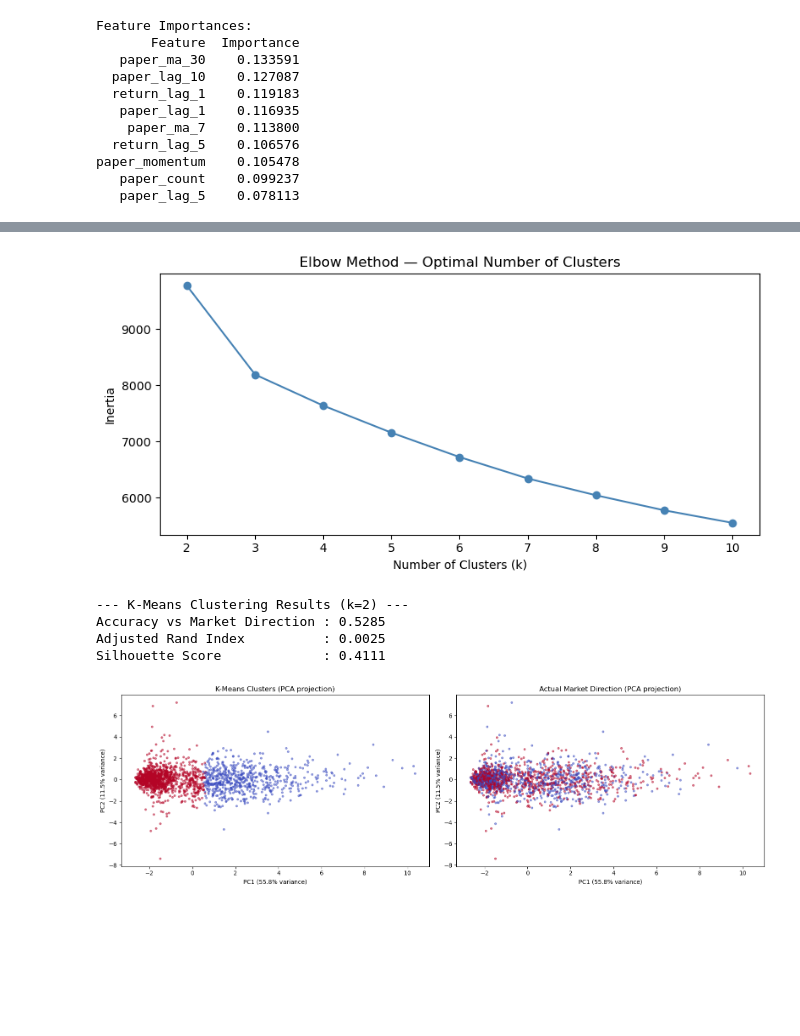
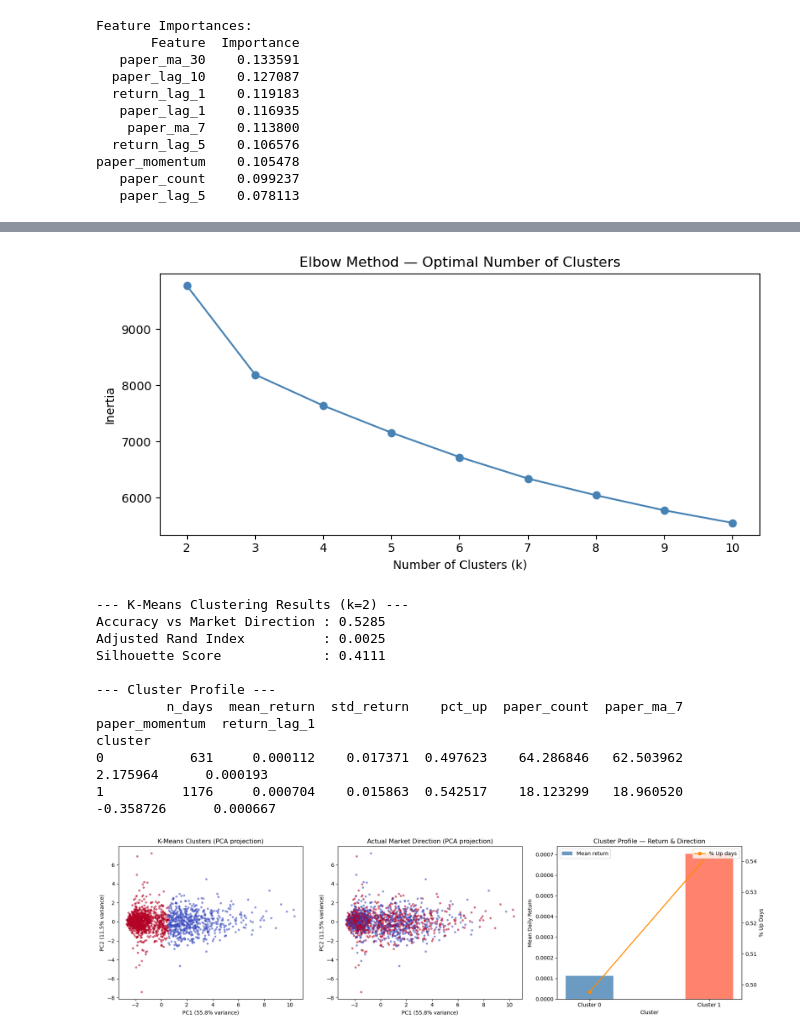
Before and after one commit to mertcaylak-glitch/DSA-210-Project, a Jupyter notebook: ML.ipynb, the cells around one changed output, grey strips where cells are left out. Drawn from its saved outputs; the diff is of its cells as text; code cells hidden in the pictures; blank space fills up the shorter version.

```diff
--- a/ML.ipynb
+++ b/ML.ipynb
@@ -684,17 +750,18 @@ return prediction.
 # %%
 # ============================================================
-# STEP 7c — K-Means Clustering
+# STEP 7c — K-Means Clustering — UPDATED (cluster profiling)
 # ============================================================
 
 from sklearn.cluster import KMeans
 from sklearn.decomposition import PCA
 from sklearn.metrics import adjusted_rand_score, silhouette_score
+from sklearn.preprocessing import StandardScaler
 
-# ── Scale features ────────────────────────────────────────
-scaler_km = StandardScaler()
+# -- Scale features --
+scaler_km   = StandardScaler()
 X_scaled_km = scaler_km.fit_transform(X)
 
-# ── Find optimal k (Elbow Method) ─────────────────────────
+# -- Find optimal k (Elbow Method) --
 inertias = []
 k_range  = range(2, 11)
 
@@ -712,51 +779,99 @@ plt.xticks(k_range)
 plt.tight_layout()
 plt.show()
 
-# ── Train with k=2 (Up / Down analogy) ───────────────────
-km_model = KMeans(n_clusters=2, random_state=42, n_init=10)
+# -- Train with k=2 --
+km_model       = KMeans(n_clusters=2, random_state=42, n_init=10)
 km_model.fit(X_scaled_km)
 cluster_labels = km_model.labels_
 
-# ── Align cluster labels with actual market direction ─────
+# -- Align cluster labels with actual market direction --
 y_binary = (y > 0).astype(int).values
 
 if cluster_labels[y_binary == 1].mean() < 0.5:
     cluster_labels = 1 - cluster_labels
 
-# ── Evaluate ──────────────────────────────────────────────
+# -- Evaluate --
 ari       = adjusted_rand_score(y_binary, cluster_labels)
 sil_score = silhouette_score(X_scaled_km, cluster_labels)
 accuracy  = (cluster_labels == y_binary).mean()
 
 print("--- K-Means Clustering Results (k=2) ---")
 print(f"Accuracy vs Market Direction : {accuracy:.4f}")
 print(f"Adjusted Rand Index          : {ari:.4f}")
 print(f"Silhouette Score             : {sil_score:.4f}")
 
-# ── PCA Visualization ─────────────────────────────────────
-pca = PCA(n_components=2)
+# -- PCA for visualization --
+pca   = PCA(n_components=2)
 X_pca = pca.fit_transform(X_scaled_km)
 
-fig, axes = plt.subplots(1, 2, figsize=(16, 5))
+# -- Attach cluster labels to original dataframe --
+df_cluster = X.copy()
+df_cluster["cluster"]      = cluster_labels
+df_cluster["daily_return"] = y.values
+df_cluster["direction"]    = (y.values > 0).astype(int)
 
+# -- Cluster profile: mean of each feature per cluster --
+profile = df_cluster.groupby("cluster").agg(
+    n_days         = ("daily_return",   "count"),
+    mean_return    = ("daily_return",   "mean"),
+    std_return     = ("daily_return",   "std"),
+    pct_up         = ("direction",      "mean"),
+    paper_count    = ("paper_count",    "mean"),
+    paper_ma_7     = ("paper_ma_7",     "mean"),
+    paper_momentum = ("paper_momentum", "mean"),
+    return_lag_1   = ("return_lag_1",   "mean"),
+).round(6)
+
+print("\n--- Cluster Profile ---")
+print(profile.to_string())
+
+# -- Visualization: 3 panels --
+fig, axes = plt.subplots(1, 3, figsize=(18, 5))
+
+# Panel 1: PCA scatter — clusters
 axes[0].scatter(X_pca[:, 0], X_pca[:, 1],
                 c=cluster_labels, cmap="coolwarm", alpha=0.5, s=10)
 axes[0].set_title("K-Means Clusters (PCA projection)")
 axes[0].set_xlabel(f"PC1 ({pca.explained_variance_ratio_[0]*100:.1f}% variance)")
 axes[0].set_ylabel(f"PC2 ({pca.explained_variance_ratio_[1]*100:.1f}% variance)")
 
+# Panel 2: PCA scatter — actual direction
 axes[1].scatter(X_pca[:, 0], X_pca[:, 1],
                 c=y_binary, cmap="coolwarm", alpha=0.5, s=10)
 axes[1].set_title("Actual Market Direction (PCA projection)")
 axes[1].set_xlabel(f"PC1 ({pca.explained_variance_ratio_[0]*100:.1f}% variance)")
 axes[1].set_ylabel(f"PC2 ({pca.explained_variance_ratio_[1]*100:.1f}% variance)")
 
+# Panel 3: Mean return & % up days per cluster
+x_pos = [0, 1]
+axes[2].bar(x_pos,
+            [profile.loc[0, "mean_return"], profile.loc[1, "mean_return"]],
+            color=["steelblue", "tomato"], alpha=0.8, width=0.4, label="Mean return")
+ax2 = axes[2].twinx()
+ax2.plot(x_pos,
+         [profile.loc[0, "pct_up"], profile.loc[1, "pct_up"]],
+         marker="o", color="darkorange", linewidth=2, label="% Up days")
+axes[2].set_title("Cluster Profile — Return & Direction")
+axes[2].set_xlabel("Cluster")
+axes[2].set_ylabel("Mean Daily Return")
+axes[2].set_xticks([0, 1])
+axes[2].set_xticklabels(["Cluster 0", "Cluster 1"])
+ax2.set_ylabel("% Up Days")
+axes[2].legend(loc="upper left")
+ax2.legend(loc="upper right")
+
 plt.tight_layout()
 plt.show()
 # %% [output]
 [figure]
 --- K-Means Clustering Results (k=2) ---
 Accuracy vs Market Direction : 0.5285
 Adjusted Rand Index          : 0.0025
 Silhouette Score             : 0.4111
+
+--- Cluster Profile ---
+         n_days  mean_return  std_return    pct_up  paper_count  paper_ma_7  paper_momentum  return_lag_1
+cluster
+0           631     0.000112    0.017371  0.497623    64.286846   62.503962        2.175964      0.000193
+1          1176     0.000704    0.015863  0.542517    18.123299   18.960520       -0.358726      0.000667
-[figure, old version]
+[figure, new version]
```
Also changed, not shown: parts of 15 cells of this notebook.
